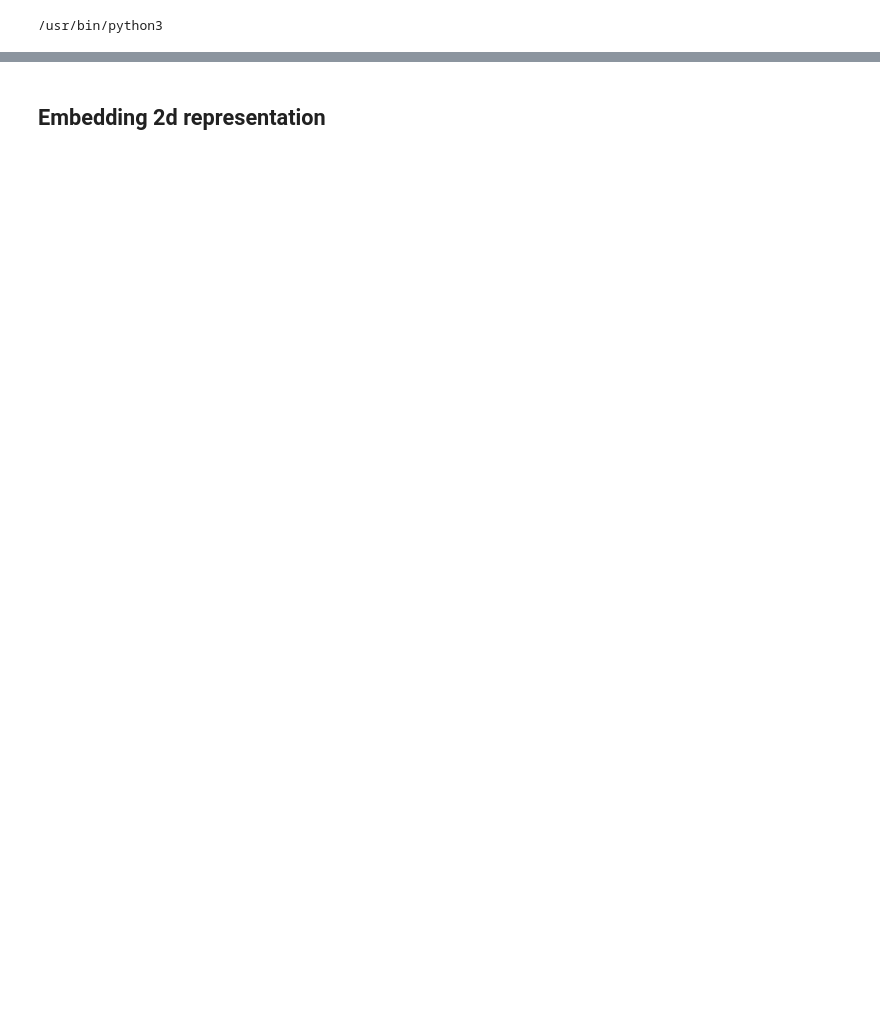
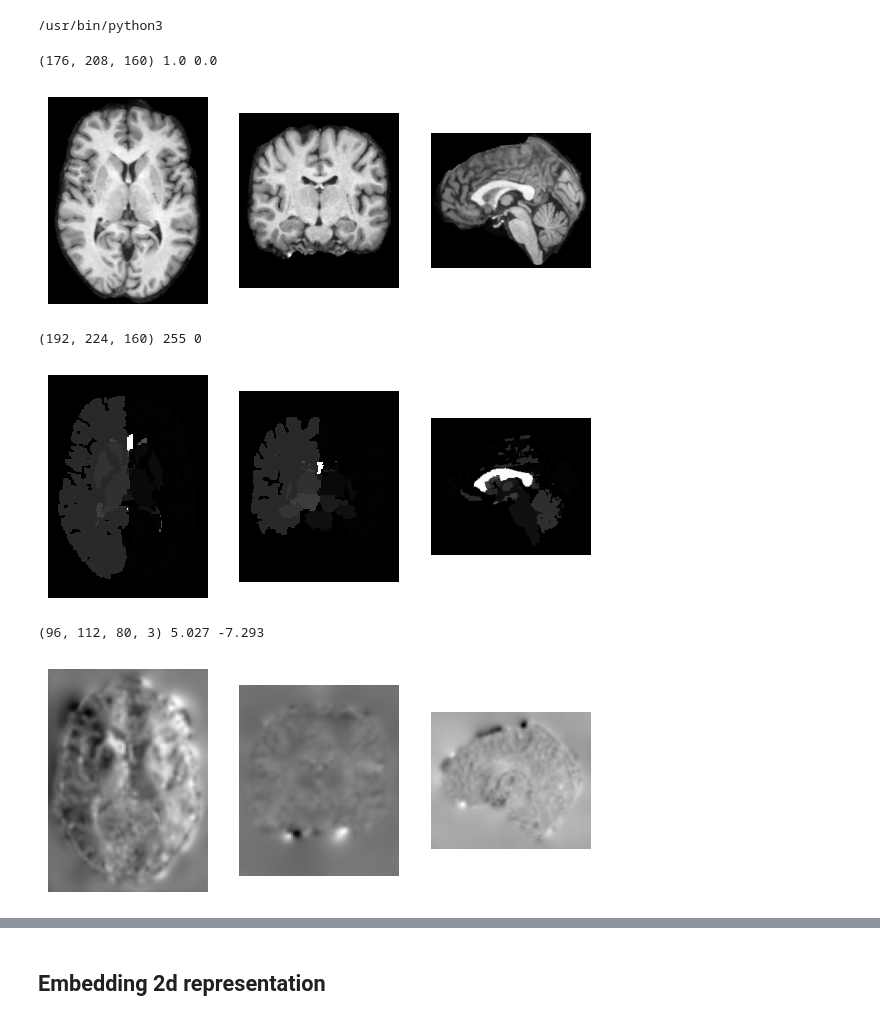
Before and after one commit to minnelab/NeuroCBIR, a Jupyter notebook: CBIR_wholeBrain_SVF.ipynb, the cells around one changed output, grey strips where cells are left out. Drawn from its saved outputs; the diff is of its cells as text; code cells hidden in the pictures; blank space fills up the shorter version.

```diff
--- a/CBIR_wholeBrain_SVF.ipynb
+++ b/CBIR_wholeBrain_SVF.ipynb
@@ -44,4 +48,63 @@ from torch.utils.data import DataLoader
 from IPython.display import clear_output
 
 seed = 42
+# %%
+from preprocessing.padding import pad_mri_to_shape
+
+# Load NIfTI file
+img_seg = np.load(r"/home/maia-user/Dataset/OASIS3_NPY_UINT/OAS30001_MR_d0129.npy", allow_pickle=True).item()
+mri_data = img_seg['image']
+mri_data = mri_data.astype(np.float32) / 255.0
+seg = img_seg['seg']
+
+# nifti_img = nib.load(r"/home/maia-user/Dataset/OASIS3/T1w/OAS30001_MR_d2430/mri/align_norm+cropped.nii.gz")
+# mri_data = nifti_img.get_fdata()
+
+# Show a single slice (assuming 3D MRI data)
+print(mri_data.shape, np.max(mri_data), np.min(mri_data))
+fig, axes = plt.subplots(1, 3, figsize=(7, 3))
+axes[0].imshow(mri_data[mri_data.shape[0] // 2, : ,:], cmap="gray")
+axes[0].axis("off")
+axes[1].imshow(mri_data[:, mri_data.shape[1] // 2, :], cmap="gray")
+axes[1].axis("off")
+axes[2].imshow(mri_data[:, :, mri_data.shape[2] // 2], cmap="gray")
+axes[2].axis("off")
+plt.show()
+
+# Show a single slice (assuming 3D MRI data)
+seg = pad_mri_to_shape(seg, target_shape=(96*2, 112*2, 80*2))
+print(seg.shape, np.max(seg), np.min(seg))
+
+fig, axes = plt.subplots(1, 3, figsize=(7, 3))
+axes[0].imshow(seg[seg.shape[0] // 2, : ,:], cmap="gray")
+axes[0].axis("off")
+axes[1].imshow(seg[:, seg.shape[1] // 2, :], cmap="gray")
+axes[1].axis("off")
+axes[2].imshow(seg[:, :, seg.shape[2] // 2], cmap="gray")
+axes[2].axis("off")
+plt.show()
+
+# Load SVF
+svf = np.load(r"/home/maia-user/Dataset/OASIS3_NPY_SVF/FROM__OAS30001_MR_d0129__TO__OAS30001_MR_d0757.npy")
+
+# nifti_img = nib.load(r"/home/maia-user/Dataset/OASIS3/T1w/OAS30001_MR_d2430/mri/align_norm+cropped.nii.gz")
+# mri_data = nifti_img.get_fdata()
+
+# Show a single slice (assuming 3D MRI data)
+print(svf.shape, np.max(svf), np.min(svf))
+fig, axes = plt.subplots(1, 3, figsize=(7, 3))
+axes[0].imshow(svf[svf.shape[0] // 2, : ,:, 0], cmap="gray")
+axes[0].axis("off")
+axes[1].imshow(svf[:, svf.shape[1] // 2, :, 1], cmap="gray")
+axes[1].axis("off")
+axes[2].imshow(svf[:, :, svf.shape[2] // 2, 2], cmap="gray")
+axes[2].axis("off")
+plt.show()
+# %% [output]
+(176, 208, 160) 1.0 0.0
+[figure, added]
+(192, 224, 160) 255 0
+[figure, added]
+(96, 112, 80, 3) 5.027 -7.293
+[figure, added]
 # %%
```
Also changed, not shown: parts of 32 cells of this notebook, 4 other files.
